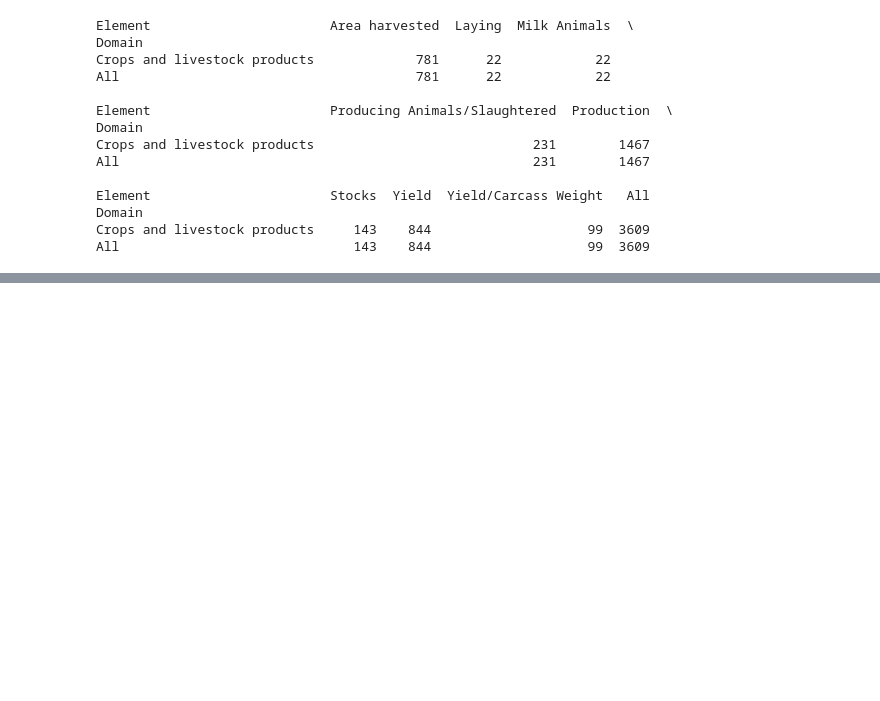
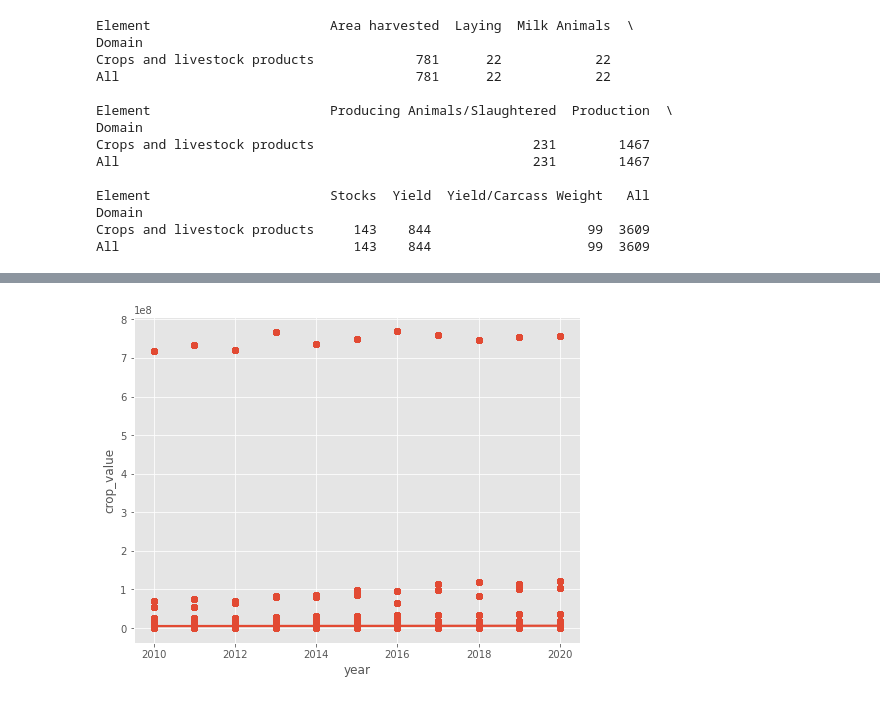
Before and after one commit to chrischukwuka2022/ca2-repo, a Jupyter notebook: Statistics.ipynb, the cells around one changed output, grey strips where cells are left out. Drawn from its saved outputs; the diff is of its cells as text; code cells hidden in the pictures; blank space fills up the shorter version.

```diff
--- a/Statistics.ipynb
+++ b/Statistics.ipynb
@@ -904,0 +1046,7 @@ All                              143    844                    99  3609
+# %%
+plt.style.use("ggplot")
+plt.figure(figsize=(8,6))
+sns.regplot(x=df_brazildata['year'], y = df_brazildata["crop_value"])
+plt.show()
+# %% [output]
+[figure, added]
```
Also changed, not shown: parts of 35 cells of this notebook, 3 other files.
